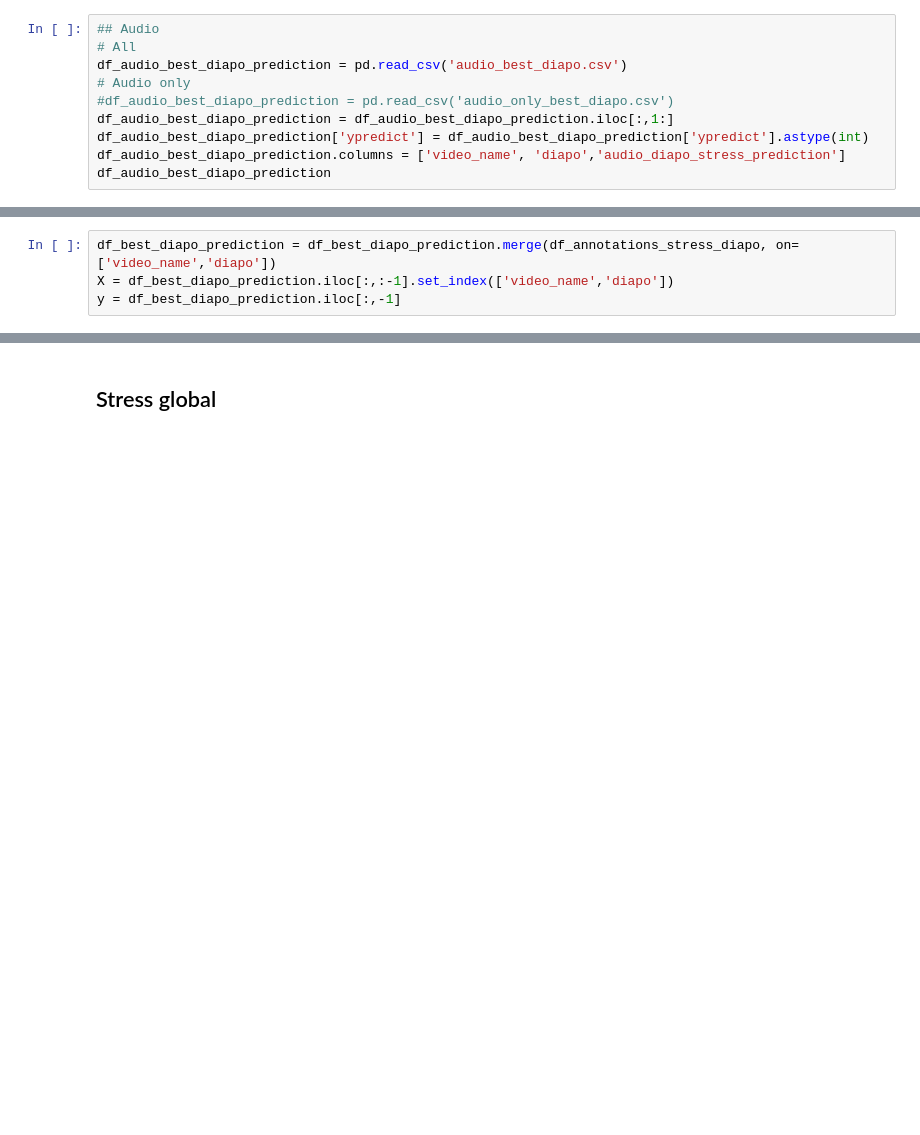
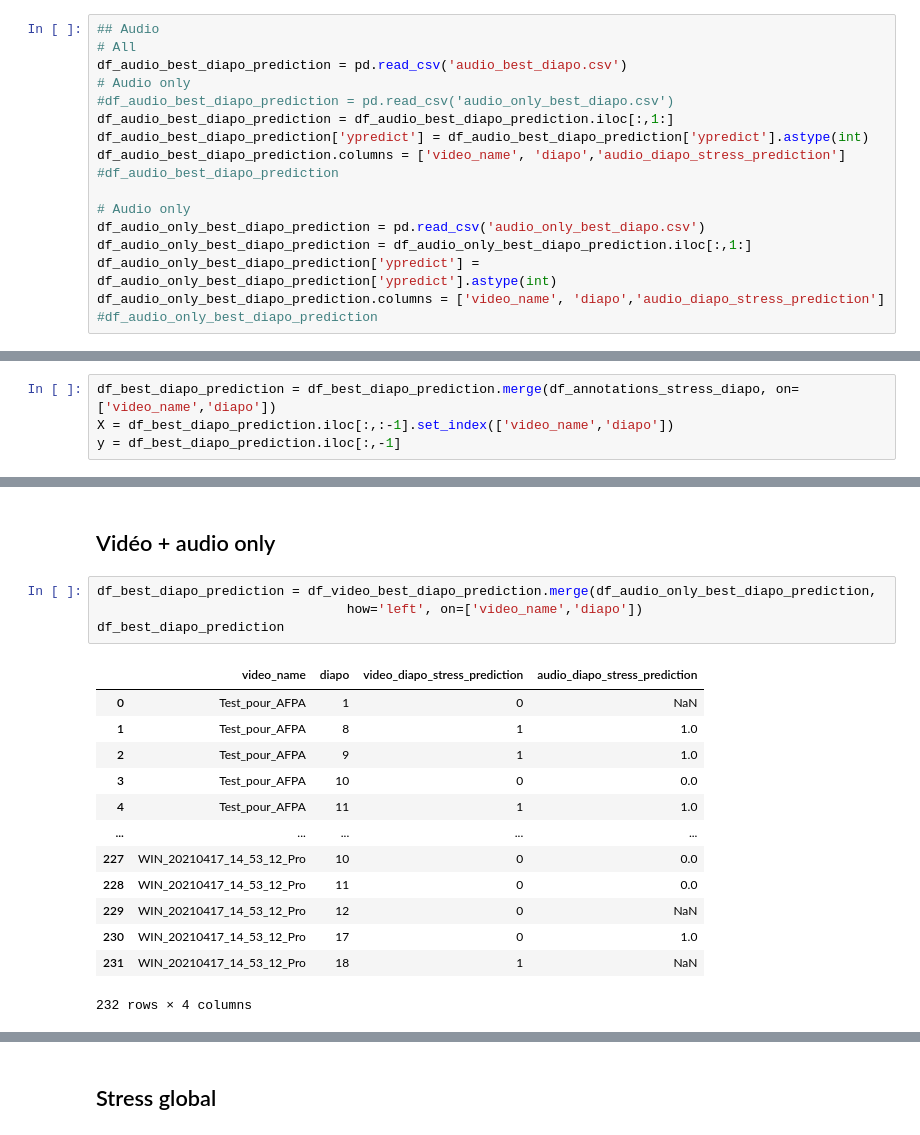
Before and after one commit to Projet-Fil-Rouge-AFPA/filrouge, a Jupyter notebook: Notebook_Laurent_MultiModal_LateFusion.ipynb, the cells around one changed output, grey strips where cells are left out. Drawn from its saved outputs; the diff is of its cells as text; blank space fills up the shorter version.

```diff
--- a/Notebook_Laurent_MultiModal_LateFusion.ipynb
+++ b/Notebook_Laurent_MultiModal_LateFusion.ipynb
@@ -28,4 +28,11 @@ df_audio_best_diapo_prediction = pd.read_csv('audio_best_diapo.csv')
 df_audio_best_diapo_prediction = df_audio_best_diapo_prediction.iloc[:,1:]
 df_audio_best_diapo_prediction['ypredict'] = df_audio_best_diapo_prediction['ypredict'].astype(int)
 df_audio_best_diapo_prediction.columns = ['video_name', 'diapo','audio_diapo_stress_prediction']
-df_audio_best_diapo_prediction
+#df_audio_best_diapo_prediction
+
+# Audio only
+df_audio_only_best_diapo_prediction = pd.read_csv('audio_only_best_diapo.csv')
+df_audio_only_best_diapo_prediction = df_audio_only_best_diapo_prediction.iloc[:,1:]
+df_audio_only_best_diapo_prediction['ypredict'] = df_audio_only_best_diapo_prediction['ypredict'].astype(int)
+df_audio_only_best_diapo_prediction.columns = ['video_name', 'diapo','audio_diapo_stress_prediction']
+#df_audio_only_best_diapo_prediction
@@ -278,0 +402,20 @@ NameError: name 'X' is not defined
+# %% [markdown]
+## Vidéo + audio only
+# %%
+df_best_diapo_prediction = df_video_best_diapo_prediction.merge(df_audio_only_best_diapo_prediction,
+                                how='left', on=['video_name','diapo'])
+df_best_diapo_prediction
+# %% [output]
+|  | video_name | diapo | video_diapo_stress_prediction | audio_diapo_stress_prediction |
+| 0 | Test_pour_AFPA | 1 | 0 | NaN |
+| 1 | Test_pour_AFPA | 8 | 1 | 1.0 |
+| 2 | Test_pour_AFPA | 9 | 1 | 1.0 |
+| 3 | Test_pour_AFPA | 10 | 0 | 0.0 |
+| 4 | Test_pour_AFPA | 11 | 1 | 1.0 |
+| ... | ... | ... | ... | ... |
+| 227 | WIN_20210417_14_53_12_Pro | 10 | 0 | 0.0 |
+| 228 | WIN_20210417_14_53_12_Pro | 11 | 0 | 0.0 |
+| 229 | WIN_20210417_14_53_12_Pro | 12 | 0 | NaN |
+| 230 | WIN_20210417_14_53_12_Pro | 17 | 0 | 1.0 |
+| 231 | WIN_20210417_14_53_12_Pro | 18 | 1 | NaN |
+232 rows × 4 columns
```
Also changed, not shown: parts of 76 cells of this notebook, 2 other files.
